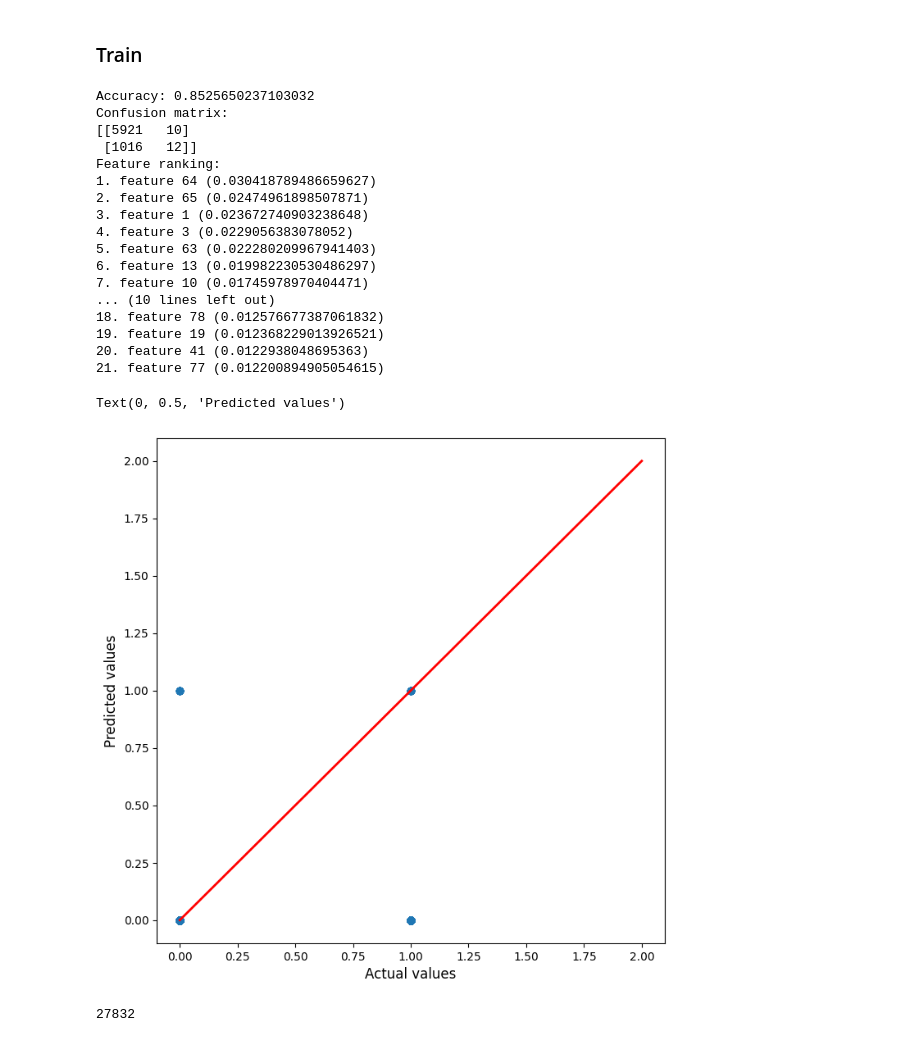
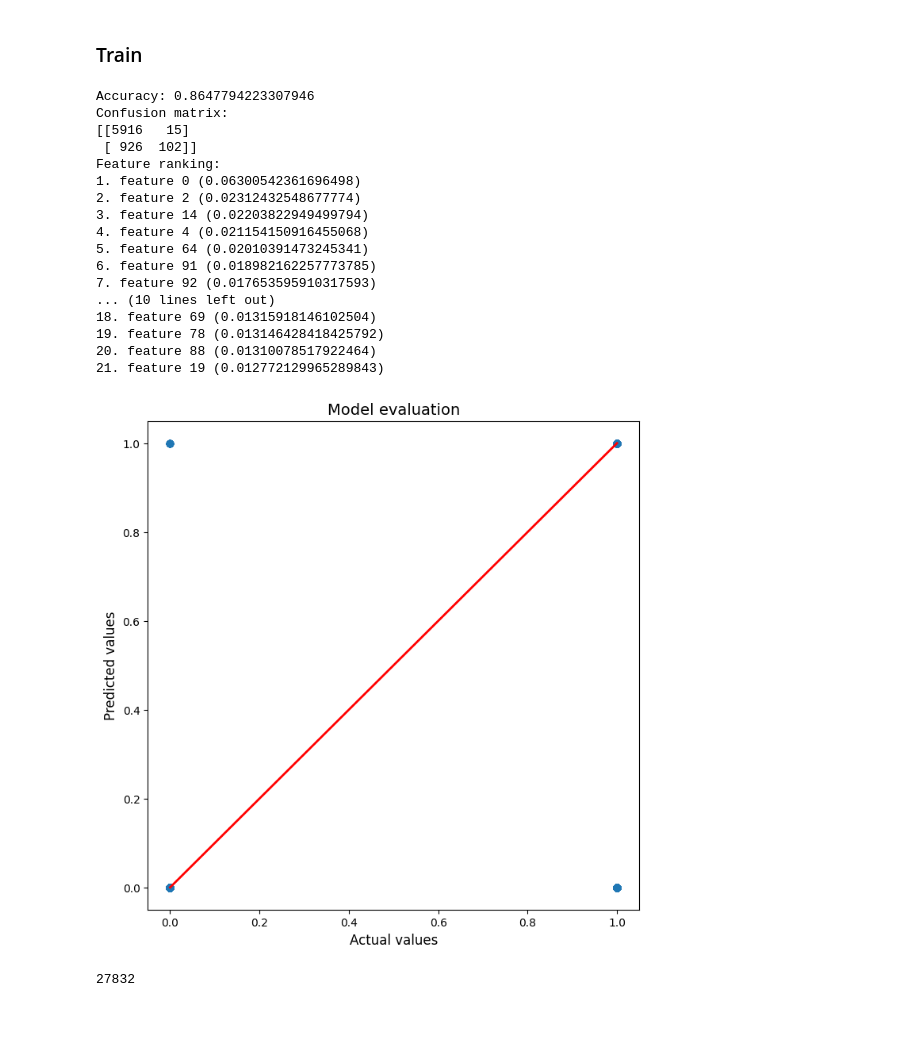
Before and after one commit to dilancroos/sl_predictors_xai, a Jupyter notebook: 03_01_ice_pdp.ipynb, the cells around one changed output. Drawn from its saved outputs; the diff is of its cells as text; code cells hidden in the pictures.

Commit message:
Mod: outputs for No SL vs VSSL

```diff
--- a/03_01_ice_pdp.ipynb
+++ b/03_01_ice_pdp.ipynb
@@ -25,5 +25,5 @@ pd.set_option('display.max_columns', None)
 # %% [markdown]
 ### Load (Processed) Data
 # %%
-df = main(one_hot=False, string_issue=True)
+df = main(retained=True, string_issue=True)
 # %% [output]
@@ -85,35 +85,37 @@ for f in range(X.shape[1]):
         break
     print(f"{f+1}. feature {indices[f]} ({importances[indices[f]]})")
 # %% [output]
-Accuracy: 0.8525650237103032
+Accuracy: 0.8647794223307946
 Confusion matrix:
-[[5921   10]
- [1016   12]]
+[[5916   15]
+ [ 926  102]]
 Feature ranking:
-1. feature 64 (0.030418789486659627)
-2. feature 65 (0.02474961898507871)
-3. feature 1 (0.023672740903238648)
-4. feature 3 (0.0229056383078052)
-5. feature 63 (0.022280209967941403)
-6. feature 13 (0.019982230530486297)
-7. feature 10 (0.01745978970404471)
+1. feature 0 (0.06300542361696498)
+2. feature 2 (0.02312432548677774)
+3. feature 14 (0.02203822949499794)
+4. feature 4 (0.021154150916455068)
+5. feature 64 (0.02010391473245341)
+6. feature 91 (0.018982162257773785)
+7. feature 92 (0.017653595910317593)
 ... (10 lines left out)
-18. feature 78 (0.012576677387061832)
-19. feature 19 (0.012368229013926521)
-20. feature 41 (0.0122938048695363)
-21. feature 77 (0.012200894905054615)
+18. feature 69 (0.01315918146102504)
+19. feature 78 (0.013146428418425792)
+20. feature 88 (0.01310078517922464)
+21. feature 19 (0.012772129965289843)
 # %%
 # Model evaluation
 fig, ax = plt.subplots(nrows=1, ncols=1, figsize=(8,8))
 
 plt.scatter(y_test, y_pred)
-plt.plot([0, 2], [0, 2], color='r', linestyle='-', linewidth=2)
+plt.plot([0, 1], [0, 1], color='r', linestyle='-', linewidth=2)
 
 plt.xlabel('Actual values', size=12)
 plt.ylabel('Predicted values', size=12)
+plt.title('Model evaluation', size=14)
+plt.savefig('outputs/03_01_ice_pdp/model_evaluation.png')
+plt.show()
 # %% [output]
-Text(0, 0.5, 'Predicted values')
-[figure, old version]
+[figure, new version]
 # %%
 pdp_lines = partial_dependence(
     rf,
```
Also changed, not shown: parts of 7 cells of this notebook, 6 other files.
